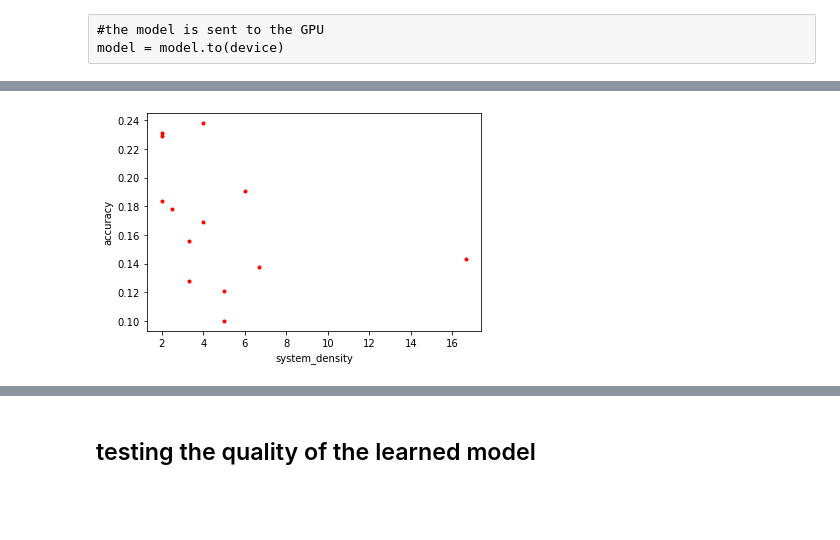
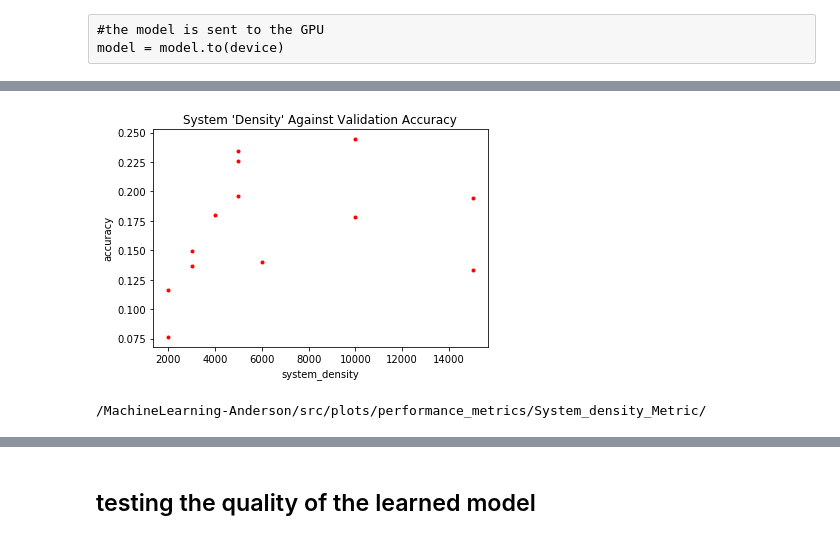
Before and after one commit to XateroX/MachineLearning-Anderson, a Jupyter notebook: src/AM-Train-Pytorch-ResNet50-template.ipynb, the cells around one changed output, grey strips where cells are left out. Drawn from its saved outputs; the diff is of its cells as text; code cells hidden in the pictures; blank space fills up the shorter version.

Commit message:
Now saves the data for the plots made and has a tidier savepath system for doing so

```diff
--- a/src/AM-Train-Pytorch-ResNet50-template.ipynb
+++ b/src/AM-Train-Pytorch-ResNet50-template.ipynb
@@ -17,8 +17,13 @@ num_epochs= 10
 
 dataname='L'+str(width)+'-'+str(nimages)+'-s'+str(img_sizeX)
 
+mysavepath = '/MachineLearning-Anderson/src/plots/performance_metrics/System_density_Metric/'
+devhomepath = '/home/epp/phupqr/PX319MLPhases/'
 datasrc  = '/storage/disqs/'+'ML-Data/Anderson/Images/'
 datapath = datasrc+dataname # SC-RTP
+
+#mysavepath = '/MachineLearning-Anderson/src/plots/performance_metrics/System_density_Metric/'  ####
+#devhomepath = '/home/epp/phupqr/PX319MLPhases/'                                              ####
 #datasrc  = '/Users/danlo/Documents/PX319MLPhases_Data/'
 #datapath = datasrc+dataname # Local Machine (Laptop)
 
@@ -112,7 +117,7 @@ for entry in os.scandir(datasrc):
         size_bool = re.search('L(.+?)-', image_name)
         if size_bool:
             size_num = int(size_bool.group(1))
-        pixel_dens = pixel_num/size_num
+        pixel_dens = pixel_num*size_num
         pixel_density.append(pixel_dens)
         image_categories.append(image_name)
 print(image_categories)
@@ -580,6 +585,8 @@ val_accuracy_list = []
 val_loss_list     = []
 
 myepochs = num_epochs
+
+mysavepath = '/MachineLearning-Anderson/src/plots/performance_metrics/System_density_Metric/'
 
 for image_index in image_categories:
     img_sizeY= img_sizeX
@@ -599,16 +606,9 @@ for image_index in image_categories:
     historyname = 'History_'+method+'_'+dataname+'.pkl'
     print(method,"\n",modelname,"\n",historyname)
 
-    savepath = './'+dataname+'/'
-    import os
-    try:
-        os.mkdir(savepath)
-    except FileExistsError:
-        pass
-
-    modelpath = savepath+modelname
-    historypath = savepath+historyname
-    print(savepath,modelpath,historypath)
+    modelpath = mysavepath+modelname
+    historypath = mysavepath+historyname
+    print(mysavepath,modelpath,historypath)
     base_model = train_model(
         model, criterion, optimizer,num_epochs,exp_lr_scheduler,batch_size=batch_size )
     val_accuracy_list.append(val_accuracy[-1].item())
@@ -619,11 +619,11 @@ print("val_accuracy:", val_accuracy_list)
 print("val_loss:", val_loss_list)
 fig=plt.figure()
 plt.plot(pixel_density, val_accuracy_list, '.r')
-plt.plot(pixel_density, val_accuracy_list, '-b')
 plt.ylabel('accuracy')
 plt.xlabel('system_density')
+plt.title('System \'Density\' Against Validation Accuracy')
 plt.show()
-fig.savefig(devhomepath + 'MachineLearning-Anderson/src/plots/performance_metrics/' + 'sys_density_val_accuracy-' + 'e' + str(myepochs) + '-' + 'seed_' + str(myseed) + '.png')
+fig.savefig(devhomepath + mysavepath + 'sys_density_val_accuracy-' + 'e' + str(myepochs) + '-' + 'seed_' + str(myseed) + '.png')
 # %% [output]
 17000
 number of samples in the training set: 15300
@@ -646,12 +675,16 @@ val_loss: [2.2368636742760155, 2.0642253231721766, 2.2532128524780273, 2.4444482
 # %%
+
 fig=plt.figure()
 plt.plot(pixel_density, val_accuracy_list, '.r')
 plt.ylabel('accuracy')
 plt.xlabel('system_density')
+plt.title('System \'Density\' Against Validation Accuracy')
 plt.show()
-fig.savefig(devhomepath + 'MachineLearning-Anderson/src/plots/performance_metrics/' + 'sys_density_val_accuracy-' + 'e' + str(myepochs) + '-' + 'seed_' + str(myseed) + '.png')
+fig.savefig(devhomepath + mysavepath + 'sys_density_val_accuracy-' + 'e' + str(myepochs) + '-' + 'seed_' + str(myseed) + '.png')
+print(mysavepath)
 # %% [output]
-[figure, old version]
+[figure, new version]
+/MachineLearning-Anderson/src/plots/performance_metrics/System_density_Metric/
 # %%
 fig=plt.figure()
 plt.plot(epochs,val_loss, label='val loss')
```
Also changed, not shown: parts of 8 cells of this notebook, 21 other files.
